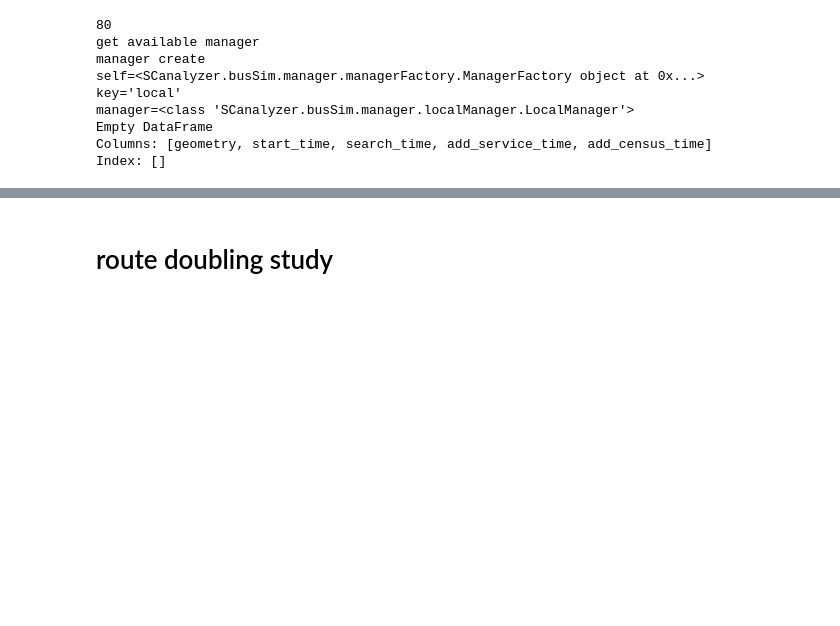
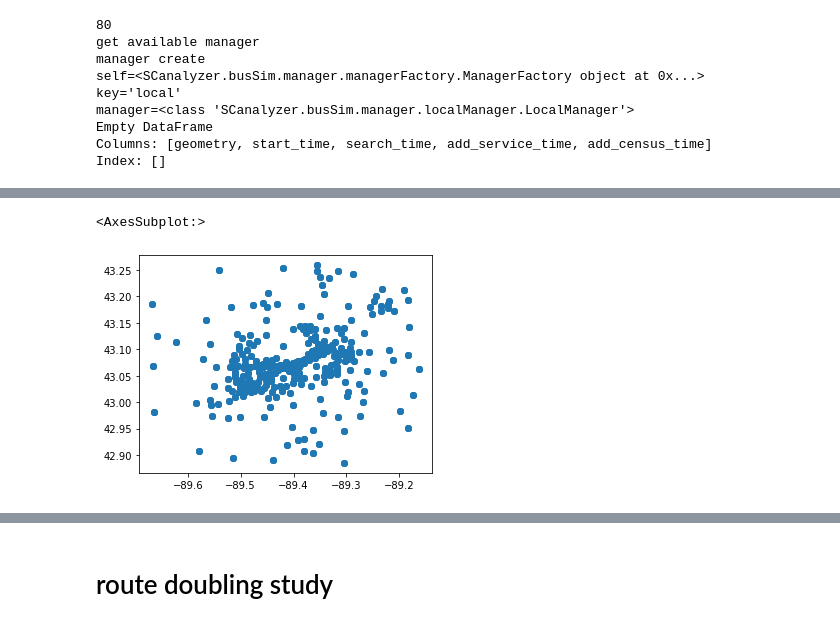
Before and after one commit to wisc-bus/simulator, a Jupyter notebook: notebooks/example.ipynb, the cells around one changed output, grey strips where cells are left out. Cells and saved outputs as stored; diff of their text form; code cells hidden in the pictures; blank space fills up the shorter version.

```diff
--- a/notebooks/example.ipynb
+++ b/notebooks/example.ipynb
@@ -79,7 +81,7 @@ routes = [80]
 for route in routes:
     print(route)
     gtfo.set_batch_label(f"{route}-rm")
-    config = Config(day="monday", elapse_time="00:20:00", interval="03:00:00", max_walking_min=10, route_remove=[route])
+    config = Config(day="monday", elapse_time="00:20:00", interval="08:00:00", max_walking_min=10, route_remove=[])
     config.set_starts(centroids=census_gdf)
 
     perf_df = pd.DataFrame(
@@ -117,0 +120,5 @@ result_gdf[result_gdf['banks'] != 0]
+# %%
+gpd.GeoSeries(result_gdf['geometry']).plot()
+# %% [output]
+<AxesSubplot:>
+[figure, added]
```
Also changed, not shown: parts of 6 cells of this notebook, 1 other file.
